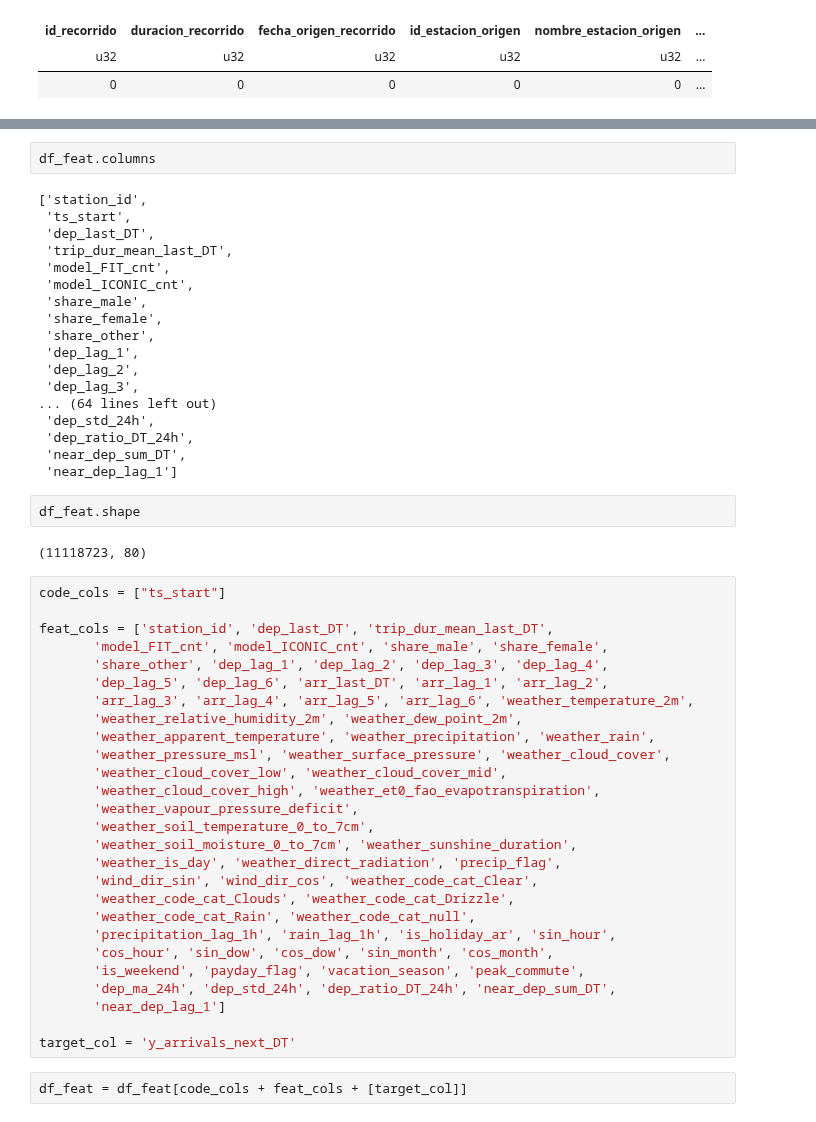
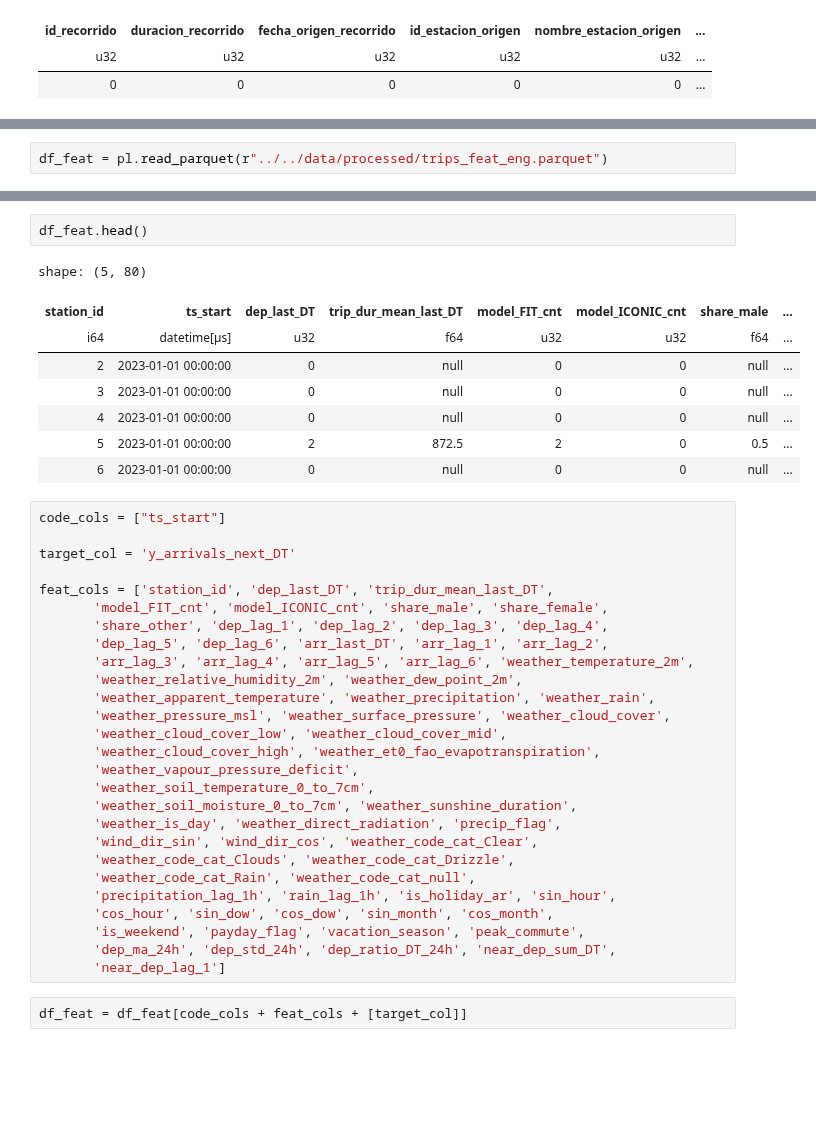
Before and after one commit to FacuVCanale/bikeshare-demand-gnn, a Jupyter notebook: src/notebooks/feat_eng.ipynb, the cells around one changed output, grey strips where cells are left out. Drawn from its saved outputs; the diff is of its cells as text; blank space fills up the shorter version.

```diff
--- a/src/notebooks/feat_eng.ipynb
+++ b/src/notebooks/feat_eng.ipynb
@@ -122,0 +66,2 @@ df_feat = pl.read_parquet(r"C:\Users\xxx\Documents\GitHub\EcoBici-AI\notebooks\f
+# %%
+df_feat = pl.read_parquet(r"../../data/processed/trips_feat_eng.parquet")
@@ -123,29 +94,18 @@ df_feat = pl.read_parquet(r"C:\Users\xxx\Documents\GitHub\EcoBici-AI\notebooks\f
 # %%
-df_feat.columns
+df_feat.head()
 # %% [output]
-['station_id',
- 'ts_start',
- 'dep_last_DT',
- 'trip_dur_mean_last_DT',
- 'model_FIT_cnt',
- 'model_ICONIC_cnt',
- 'share_male',
- 'share_female',
- 'share_other',
- 'dep_lag_1',
- 'dep_lag_2',
- 'dep_lag_3',
-... (64 lines left out)
- 'dep_std_24h',
- 'dep_ratio_DT_24h',
- 'near_dep_sum_DT',
- 'near_dep_lag_1']
+shape: (5, 80)
+| station_id | ts_start | dep_last_DT | trip_dur_mean_last_DT | model_FIT_cnt | model_ICONIC_cnt | share_male | ... |
+| i64 | datetime[μs] | u32 | f64 | u32 | u32 | f64 | ... |
+| 2 | 2023-01-01 00:00:00 | 0 | null | 0 | 0 | null | ... |
+| 3 | 2023-01-01 00:00:00 | 0 | null | 0 | 0 | null | ... |
+| 4 | 2023-01-01 00:00:00 | 0 | null | 0 | 0 | null | ... |
+| 5 | 2023-01-01 00:00:00 | 2 | 872.5 | 2 | 0 | 0.5 | ... |
+| 6 | 2023-01-01 00:00:00 | 0 | null | 0 | 0 | null | ... |
-# %%
-df_feat.shape
-# %% [output]
-(11118723, 80)
 # %%
 code_cols = ["ts_start"]
+
+target_col = 'y_arrivals_next_DT'
 
 feat_cols = ['station_id', 'dep_last_DT', 'trip_dur_mean_last_DT',
        'model_FIT_cnt', 'model_ICONIC_cnt', 'share_male', 'share_female',
@@ -169,8 +129,6 @@ feat_cols = ['station_id', 'dep_last_DT', 'trip_dur_mean_last_DT',
        'is_weekend', 'payday_flag', 'vacation_season', 'peak_commute',
        'dep_ma_24h', 'dep_std_24h', 'dep_ratio_DT_24h', 'near_dep_sum_DT',
        'near_dep_lag_1']
-
-target_col = 'y_arrivals_next_DT'
 # %%
 df_feat = df_feat[code_cols + feat_cols + [target_col]]
 # %% [markdown]
```
Also changed, not shown: parts of 12 cells of this notebook, 2 other files.
